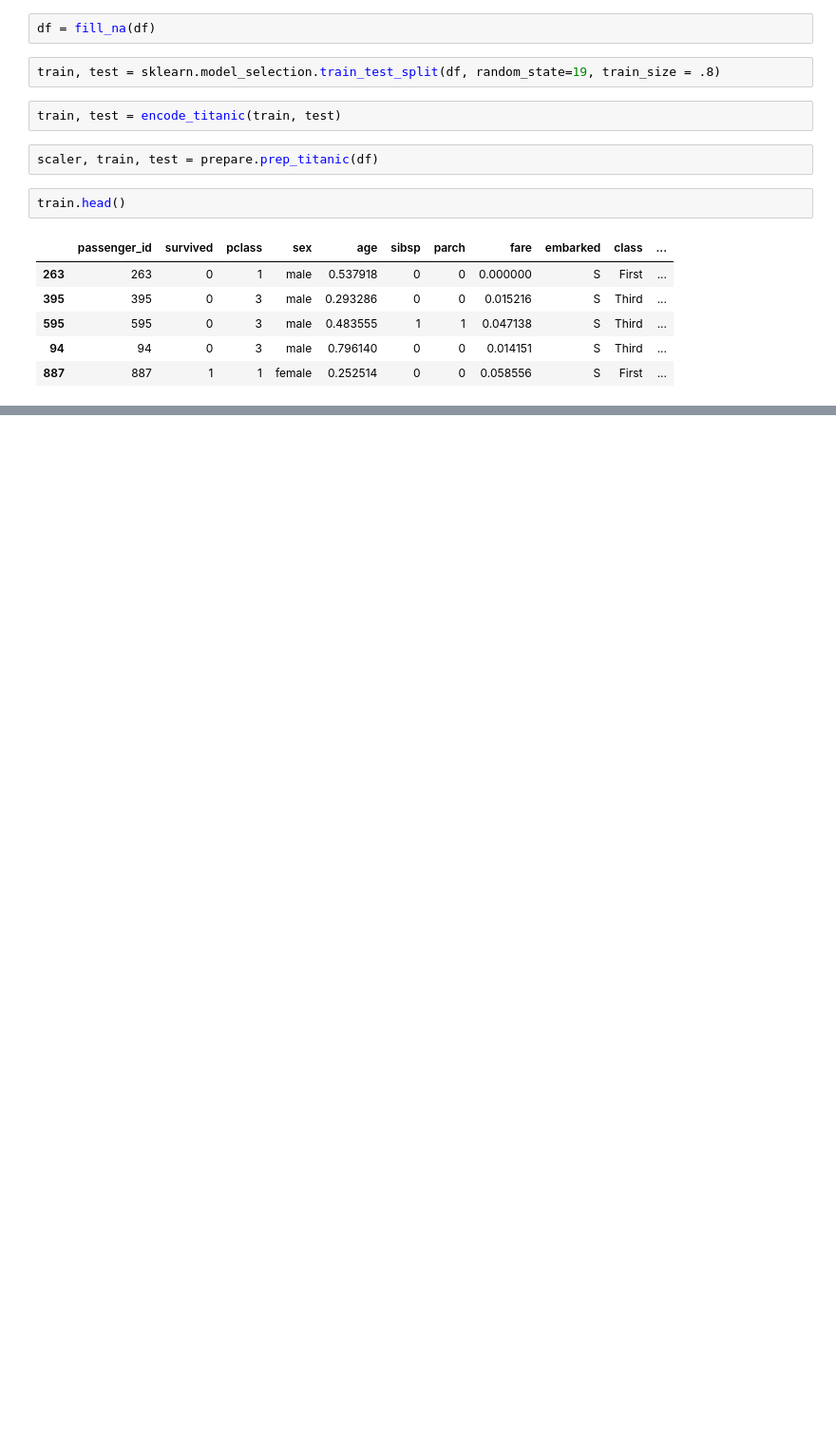
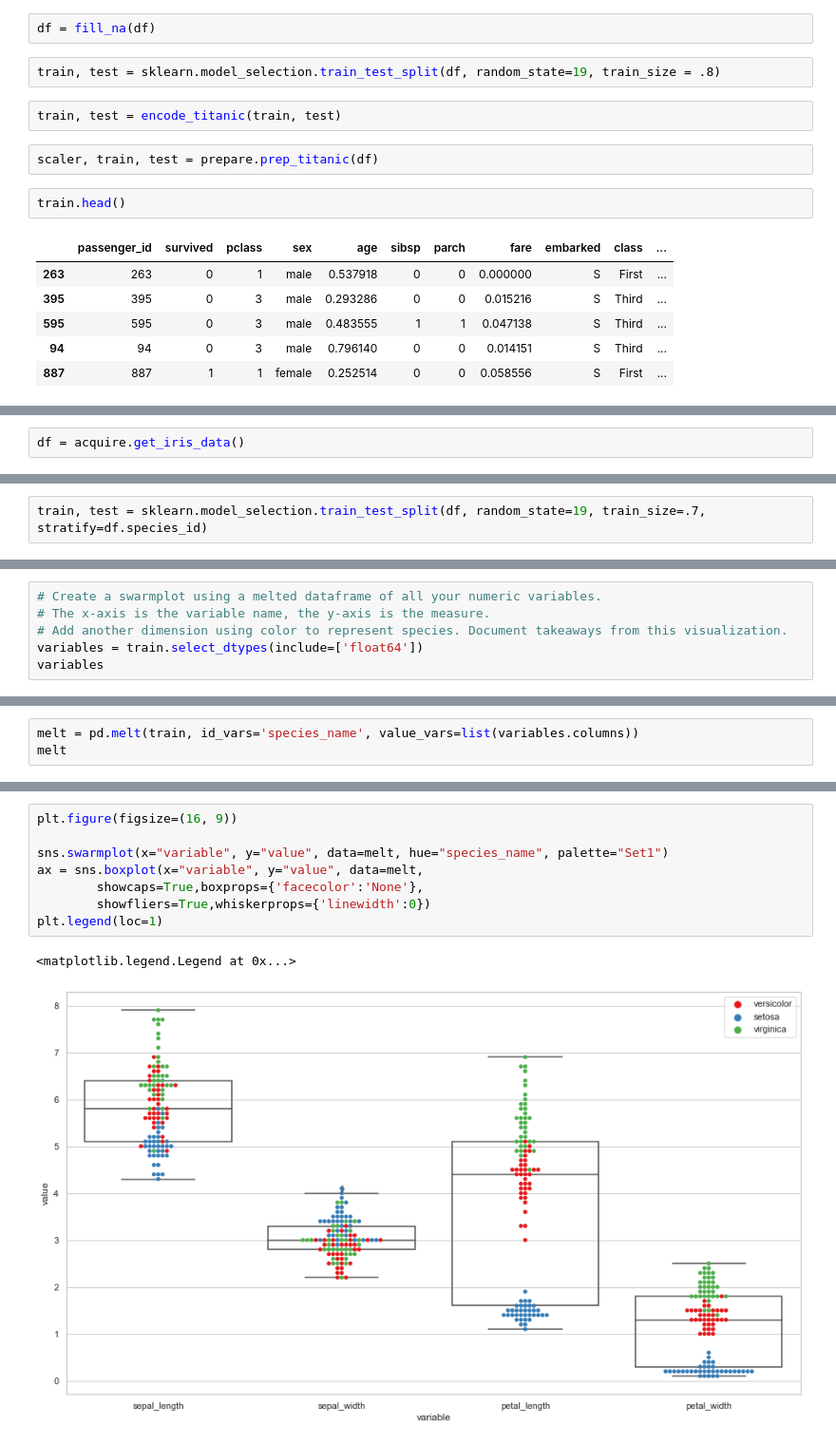
Before and after one commit to chasethompson/ds-methodologies-exercises, a Jupyter notebook: classification/classification_exercises.ipynb, the cells around one changed output, grey strips where cells are left out. Shown at 95% size. Drawn from its saved outputs; the diff is of its cells as text; blank space fills up the shorter version.

```diff
--- a/classification/classification_exercises.ipynb
+++ b/classification/classification_exercises.ipynb
@@ -426,0 +460,2 @@ train.head()
+# %%
+df = acquire.get_iris_data()
@@ -426,0 +471,2 @@ train.head()
+# %%
+train, test = sklearn.model_selection.train_test_split(df, random_state=19, train_size=.7, stratify=df.species_id)
@@ -426,0 +482,6 @@ train.head()
+# %%
+# Create a swarmplot using a melted dataframe of all your numeric variables.
+# The x-axis is the variable name, the y-axis is the measure.
+# Add another dimension using color to represent species. Document takeaways from this visualization.
+variables = train.select_dtypes(include=['float64'])
+variables
@@ -426,0 +506,3 @@ train.head()
+# %%
+melt = pd.melt(train, id_vars='species_name', value_vars=list(variables.columns))
+melt
@@ -426,0 +523,11 @@ train.head()
+# %%
+plt.figure(figsize=(16, 9))
+
+sns.swarmplot(x="variable", y="value", data=melt, hue="species_name", palette="Set1")
+ax = sns.boxplot(x="variable", y="value", data=melt,
+        showcaps=True,boxprops={'facecolor':'None'},
+        showfliers=True,whiskerprops={'linewidth':0})
+plt.legend(loc=1)
+# %% [output]
+<matplotlib.legend.Legend at 0x...>
+[figure, added]
```
Also changed, not shown: parts of 7 cells of this notebook.
